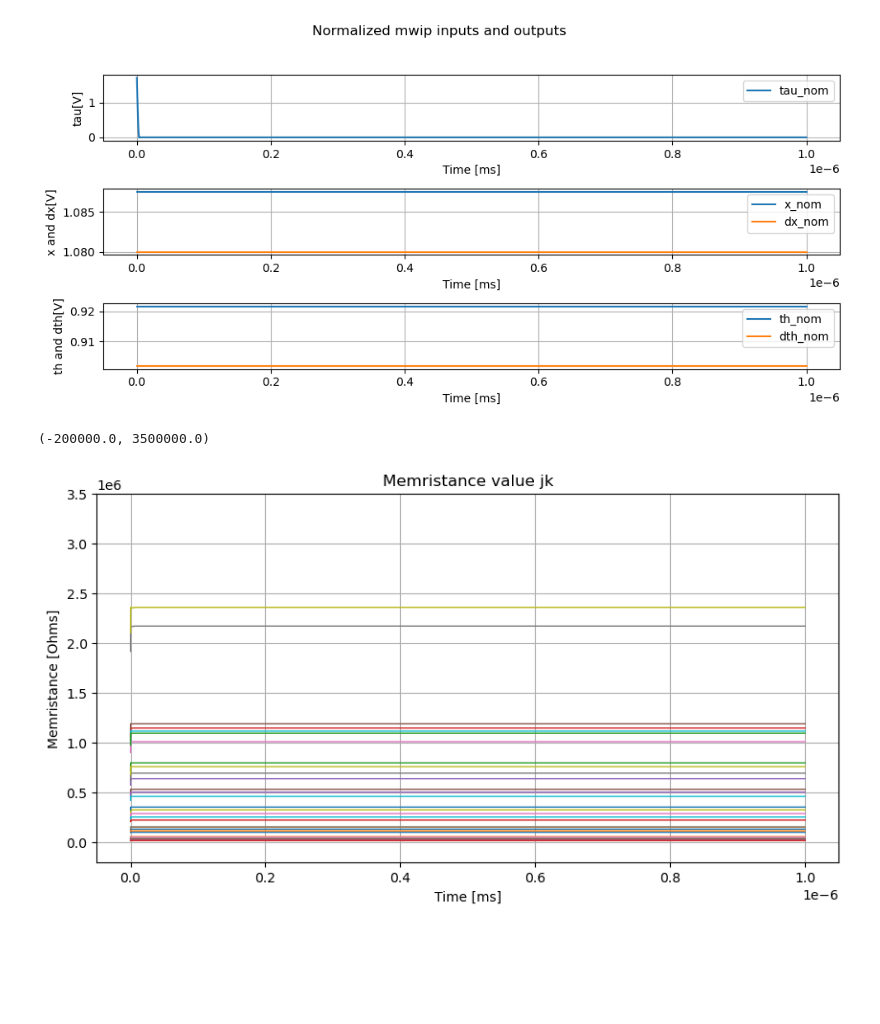
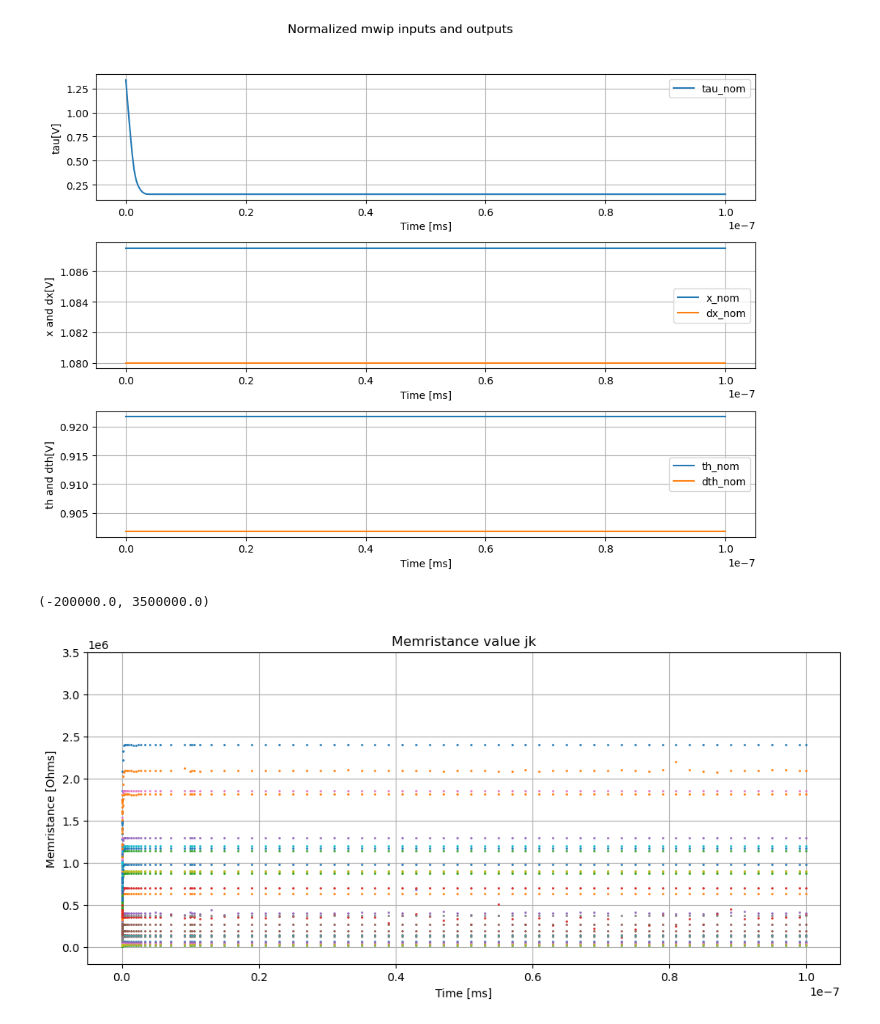
Before and after one commit to AlejandroJuarezLora/SNN-MWIP, a Jupyter notebook: tb_net_mwip.ipynb, the cells around one changed output. Saved outputs shown, nothing was run; the diff lists cells and outputs as text; code cells hidden in the pictures; blank space fills up the shorter version.

```diff
--- a/tb_net_mwip.ipynb
+++ b/tb_net_mwip.ipynb
@@ -84,7 +84,7 @@ def rawread(fname: str):
             break
     return (arrs[0], plots)
 
-data, dicc = rawread("data.raw")
+data, dicc = rawread("data2.raw")
 # %%
 dicc
 # %% [output]
@@ -132,29 +132,29 @@ plt.tight_layout(rect=[0, 0.03, 1, 0.95])
 # %%
-fig, [ax0, ax1, ax2] = plt.subplots(3, figsize=(10,5))
+fig, [ax0, ax1, ax2] = plt.subplots(3, figsize=(10,8))
 ax0.plot(data["time"][::intp], data["v(tau_nom)"][::intp], label = f"tau_nom")
 ax0.legend()
 ax0.grid()
 ax0.set_xlabel("Time [ms]")
 ax0.set_ylabel("tau[V]")
 
 ax1.plot(data["time"][::intp], data["v(x_nom)"][::intp], label = f"x_nom")
 ax1.plot(data["time"][::intp], data["v(dx_nom)"][::intp], label = f"dx_nom")
 ax1.legend()
 ax1.grid()
 ax1.set_xlabel("Time [ms]")
 ax1.set_ylabel("x and dx[V]")
 ax2.plot(data["time"][::intp], data["v(th_nom)"][::intp], label = f"th_nom")
 ax2.plot(data["time"][::intp], data["v(dth_nom)"][::intp], label = f"dth_nom")
 ax2.legend()
 ax2.grid()
 ax2.set_xlabel("Time [ms]")
 ax2.set_ylabel("th and dth[V]")
 fig.suptitle("Normalized mwip inputs and outputs")
 plt.tight_layout(rect=[0, 0.03, 1, 0.95])
 # %% [output]
-[figure, old version]
+[figure, new version]
 # %%
-fig, ax2 = plt.subplots(1, figsize=(10,5))
+fig, ax2 = plt.subplots(1, figsize=(12,5))
 mem_jk = []
 for k in range(32):
     Imem_label = "i(v.x1.x7.xstdp" +  str(k+1) + ".vmr)"
@@ -164,7 +164,7 @@ for k in range(32):
     Vte = data[Vte_label][::intp]
     Vbe = data[Vbe_label][::intp]
     mem = (Vbe - Vte)/Imem
-    ax2.plot(data["time"][::intp], mem, label = f"jk{k+1}",linewidth=1, markersize=2)
+    ax2.plot(data["time"][::intp], mem, ".",label = f"jk{k+1}",linewidth=1, markersize=2)
     mem_jk.append(mem)
 
 
@@ -177,4 +177,4 @@ ax2.set_ylim((-0.2e6, 3.5e6))
 # fig.savefig('weights.pdf')
 # %% [output]
 (-200000.0, 3500000.0)
-[figure, old version]
+[figure, new version]
```
Also changed, not shown: parts of 4 cells of this notebook, 19 other files.
